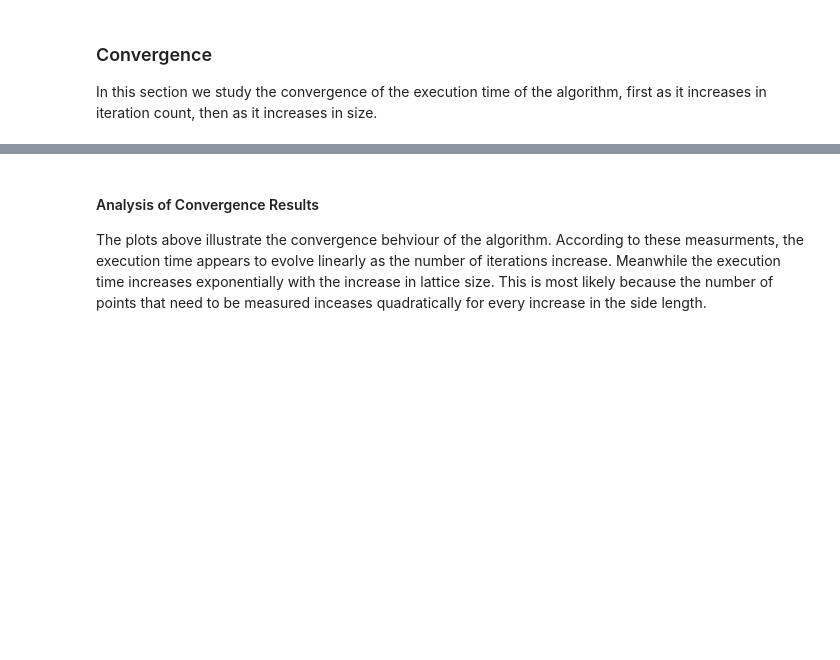
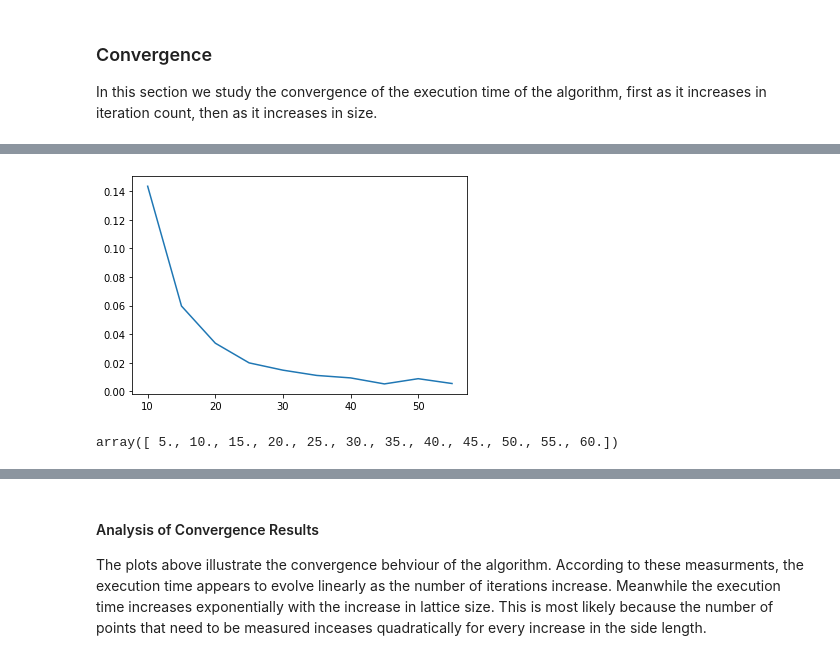
Before and after one commit to sheeshee/High-Performance-Computing-Coursework, a Jupyter notebook: Assignment 1/Assignment 1 Submission.ipynb, the cells around one changed output, grey strips where cells are left out. Saved outputs shown, nothing was run; the diff lists cells and outputs as text; code cells hidden in the pictures; blank space fills up the shorter version.

```diff
--- a/Assignment 1/Assignment 1 Submission.ipynb
+++ b/Assignment 1/Assignment 1 Submission.ipynb
@@ -293,0 +190,27 @@ plt.show()
+# %%
+def multirun_Q1(start, end, step, parameter):
+    """
+    Run the algorithm multiple times changing the specified parameter
+    through the range given with the step given.
+    """
+    # Defualt parameters
+    iterations = 2000
+    size = 10
+
+    results = []
+    iterates = np.linspace(start, end, step)
+    for value in iterates:
+        if parameter == 'size':
+            size = int(value)
+        elif parameter == 'iterations':
+            iterations = int(value)
+        else:
+            return
+        results.append(
+            measure_success(iterations, size)
+        )
+    return iterates, results
+
+
+#iterations_space, multi_iterations = multirun_Q1(10, 7000, 100, 'iterations')
+sizes, multi_size = multirun_Q1(5, 60, 12, 'size')
@@ -293,0 +267,13 @@ plt.show()
+# %%
+sizes_refactored = [result.reshape(5, (size+1)**2, 5).mean(axis=1)
+                    for size, result in zip(range(len(multi_size)), multi_size)]
+
+diff = [np.linalg.norm(sizes_refactored[i] - sizes_refactored[i+1]) for i in range(1, len(sizes_refactored)-1)]
+plt.plot(sizes[1:-1], diff)
+plt.show()
+# %% [output]
+[figure, added]
+# %%
+sizes
+# %% [output]
+array([ 5., 10., 15., 20., 25., 30., 35., 40., 45., 50., 55., 60.])
```
Also changed, not shown: parts of 21 cells of this notebook, 1 other file.
